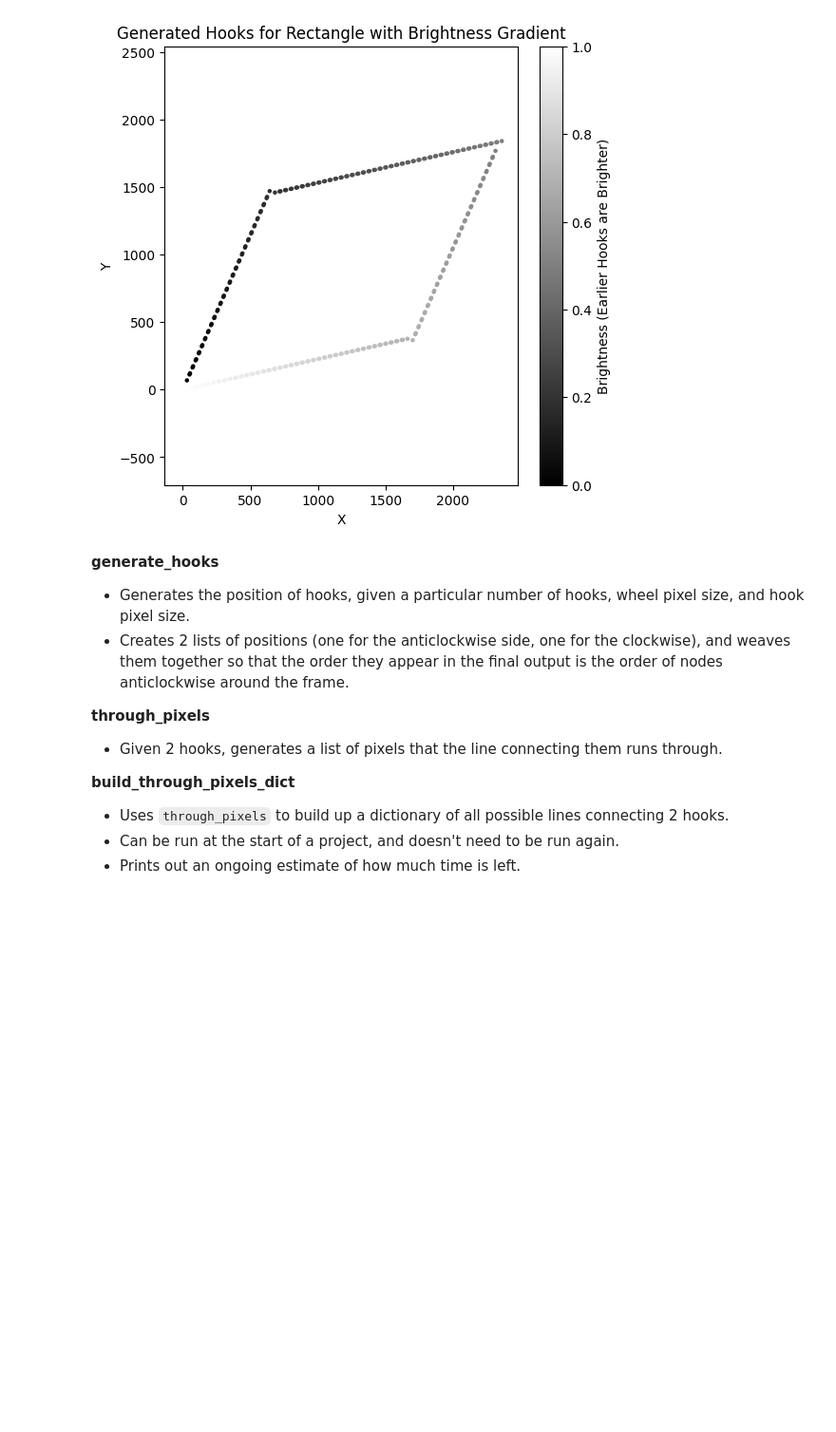
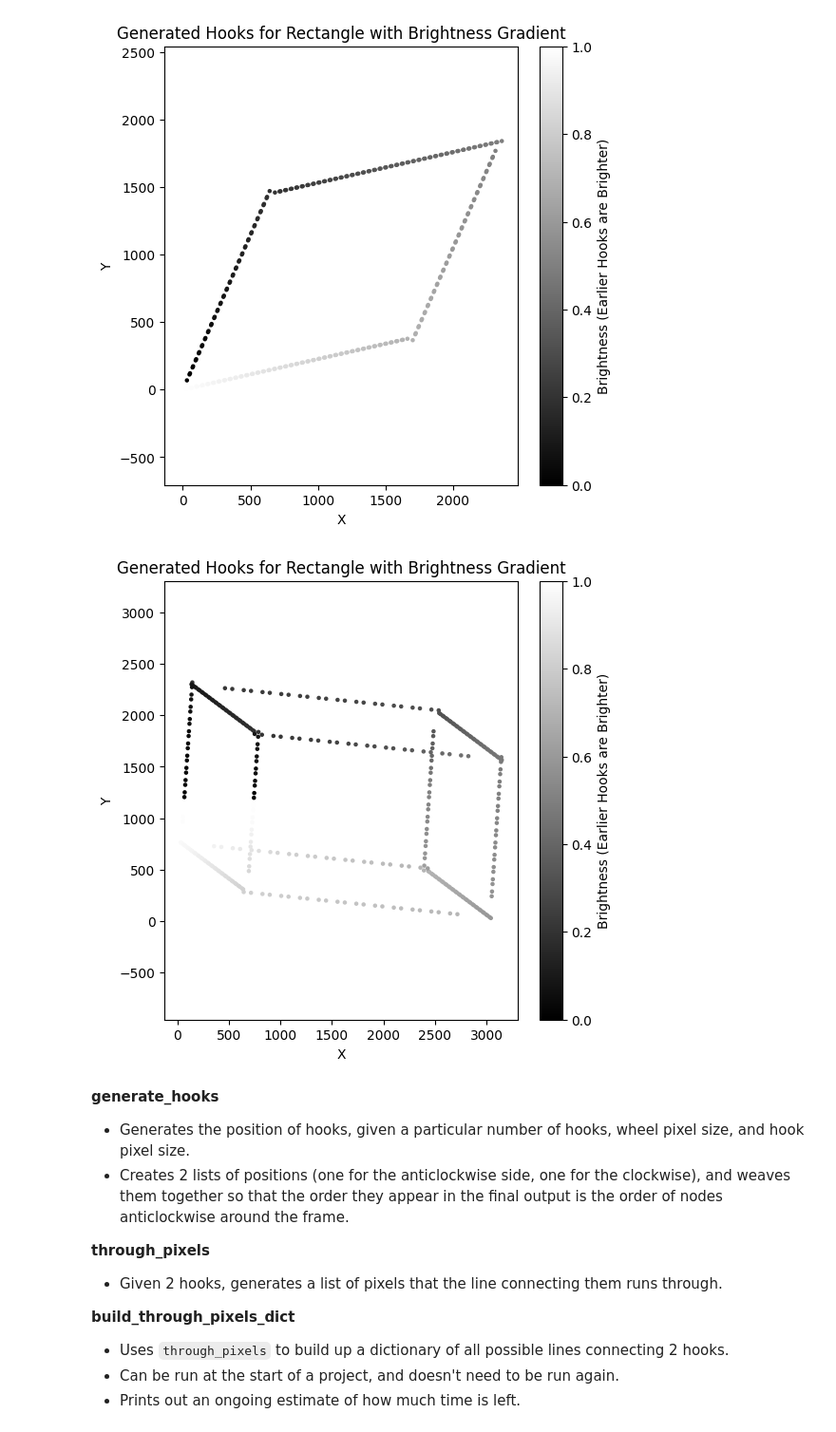
Before and after one commit to arunim1/3d-thread-art, a Jupyter notebook: generation.ipynb, the cells around one changed output. Shown at 95% size. Drawn from its saved outputs; the diff is of its cells as text; code cells hidden in the pictures; blank space fills up the shorter version.

```diff
--- a/generation.ipynb
+++ b/generation.ipynb
@@ -77,6 +77,103 @@ plt.colorbar(label='Brightness (Earlier Hooks are Brighter)')
 plt.show()
 # %% [output]
 [figure]
+# %%
+def generate_hooks_prism(dist_between_hooks, side_size1, side_size2, side_size3, hook_size):
+    d = dist_between_hooks
+    s1 = side_size1
+    s2 = side_size2
+    s3 = side_size3
+
+    n_hooks = 2 * (np.floor(s1 / d) + np.floor(s2 / d) + np.floor(s3 / d))
+    eps = hook_size / 2
+
+    ax1 = d * np.arange(np.floor(s1 / d))
+    # minus / plus
+    ax1_plus = ax1 + eps
+    ax1_minus = ax1 - eps
+    # interleaving:
+    ax1 = np.stack((ax1_minus, ax1_plus)).ravel(order='F')
+
+    ax2 = d * np.arange(np.floor(s2 / d))
+    # minus / plus
+    ax2_plus = ax2 + eps
+    ax2_minus = ax2 - eps
+    # interleaving:
+    ax2 = np.stack((ax2_minus, ax2_plus)).ravel(order='F')
+
+    ax3 = d * np.arange(np.floor(s3 / d))
+    # minus / plus
+    ax3_plus = ax3 + eps
+    ax3_minus = ax3 - eps
+    # interleaving:
+    ax3 = np.stack((ax3_minus, ax3_plus)).ravel(order='F')
+    side1 = np.stack((ax1, np.zeros_like(ax1), np.zeros_like(ax1))).T
+    side6 = np.stack((np.full_like(ax2, s1), ax2, np.zeros_like(ax2))).T
+    side5 = np.stack((s1 - ax1, np.full_like(ax1, s2), np.zeros_like(ax1))).T
+    side4 = np.stack((np.zeros_like(ax2), s2 - ax2, np.zeros_like(ax2))).T
+    side7 = np.stack((ax1, np.zeros_like(ax1), np.full_like(ax1, s3))).T
+    side8 = np.stack((np.full_like(ax2, s1), ax2, np.full_like(ax2, s3))).T
+    side9 = np.stack((s1 - ax1, np.full_like(ax1, s2), np.full_like(ax1, s3))).T
+
+    side10 = np.stack((np.zeros_like(ax2), s2 - ax2, np.full_like(ax2, s3))).T
+    side2 = np.stack((np.zeros_like(ax3), np.zeros_like(ax3), s3 - ax3)).T
+    side3 = np.stack((np.zeros_like(ax3), np.full_like(ax3, s2), ax3)).T
+    side11 = np.stack((np.full_like(ax3, s1), np.full_like(ax3, s2), s3 - ax3)).T
+    side12 = np.stack((np.full_like(ax3, s1), np.zeros_like(ax3), s3 - ax3)).T
+
+    hooks = np.concatenate((side1, side6, side5, side4, side3, side2, side7, side8, side9, side10, side11, side12), axis=0)
+
+    np.random.seed(5)
+    hooks = np.matmul(hooks, np.random.randn(3, 2) / 2)  # oopsies a bit of rotation!
+
+    # now, with hooks in 2D, we will choose a center
+    center = hooks.mean(axis=0)
+    # and then we will sort by angle, so that the hooks are in order
+    angles = np.arctan2((hooks - center)[:, 1], (hooks - center)[:, 0])
+    hooks = hooks[np.argsort(angles)]
+
+    # increase y by the minimum y value, so that the minimum y value is 0
+    hooks[:, 1] -= hooks[:, 1].min() - eps
+    # increase x by the minimum x value, so that the minimum x value is 0
+    hooks[:, 0] -= hooks[:, 0].min() - eps
+
+    return hooks
+
+# Input side lengths for the rectangle
+# rectangle_width = 1
+# rectangle_height = 0.5  # Example height, you can change this value
+# hook_real_size = 2 * (10**-2)
+# hook_pixel_size = (hook_real_size / max(rectangle_width, rectangle_height))
+# dist_between_hooks_pixels = 0.07
+
+dist_between_hooks_pixels = 150
+rectangle_width = 0.3
+rectangle_height = 0.2
+wheel_pixel_size = 3500
+wheel_real_size = np.sqrt(rectangle_width**2 + rectangle_height**2)
+rectangle_height_pixels = (rectangle_height / wheel_real_size) * wheel_pixel_size
+rectangle_width_pixels = (rectangle_width / wheel_real_size) * wheel_pixel_size
+hook_real_size = 6 * (10**-3)
+hook_pixel_size = (hook_real_size / wheel_real_size) * wheel_pixel_size
+n_hooks = int(2 * (np.floor(rectangle_width_pixels / dist_between_hooks_pixels) + np.floor(rectangle_height_pixels / dist_between_hooks_pixels)))
+
+
+hooks = generate_hooks_prism(dist_between_hooks_pixels, rectangle_width_pixels, rectangle_height_pixels, rectangle_height_pixels, hook_pixel_size)
+
+# hooks = np.matmul(hooks, np.random.randn(2, 2))  # Rotate the rectangle
+
+brightness = np.linspace(1, 0, len(hooks))  # Brighter (1) to darker (0)
+
+plt.figure(figsize=(6, 6))
+plt.scatter(hooks[:, 0], hooks[:, 1], s=5, c=brightness, cmap='gray')
+plt.title("Generated Hooks for Rectangle with Brightness Gradient")
+plt.xlabel("X")
+plt.ylabel("Y")
+plt.axis("equal")
+plt.colorbar(label='Brightness (Earlier Hooks are Brighter)')
+plt.show()
+# %% [output]
+[figure, added]
 # %% [markdown]
 **generate_hooks**
 * Generates the position of hooks, given a particular number of hooks, wheel pixel size, and hook pixel size.
```
Also changed, not shown: parts of 4 cells of this notebook, 12 other files.
